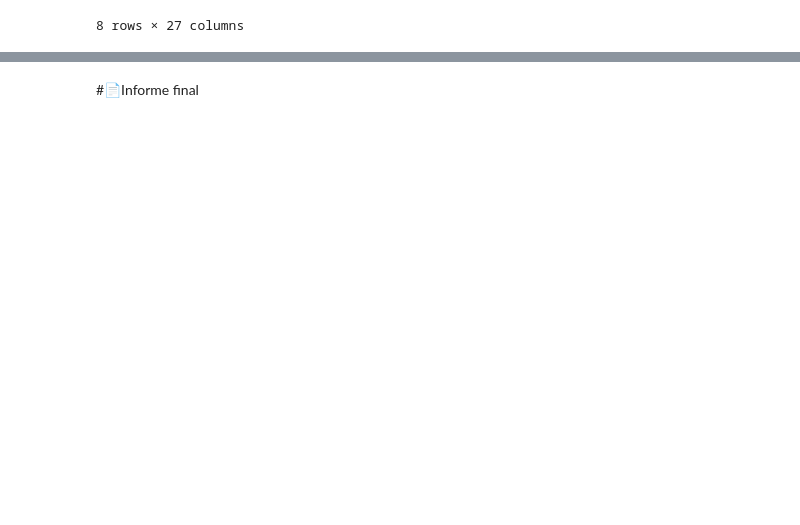
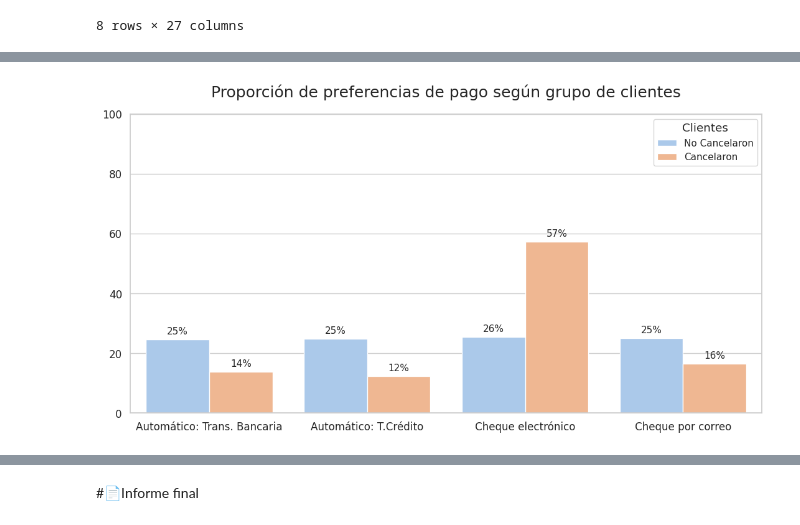
Before and after one commit to Lsanmart73/Challenger-Telecom-X, a Jupyter notebook: TelecomX_LATAM.ipynb, the cells around one changed output, grey strips where cells are left out. Saved outputs shown, nothing was run; the diff lists cells and outputs as text; code cells hidden in the pictures; blank space fills up the shorter version.

```diff
--- a/TelecomX_LATAM.ipynb
+++ b/TelecomX_LATAM.ipynb
@@ -706,0 +975,59 @@ datos[no_cancelaron].describe()
+# %%
+metodo_pago = ['Pago_Trf.Bancaria_Auto', 'Pago_TCredito_Auto', 'Pago_ChequeElectronico', 'Pago_ChequePorCorreo']
+# %%
+sns.set_theme(style="whitegrid", font_scale=1.1)
+
+# Nombres más legibles para los métodos de pago
+nombres_metodos = {
+    'Pago_Trf.Bancaria_Auto': 'Automático: Trans. Bancaria',
+    'Pago_TCredito_Auto': 'Automático: T.Crédito',
+    'Pago_ChequeElectronico': 'Cheque electrónico',
+    'Pago_ChequePorCorreo': 'Cheque por correo'
+}
+
+# Preparar DataFrame con proporciones por grupo
+df_pagos = []
+
+for metodo in metodo_pago:
+    for grupo in [0, 1]:  # 0 = No Cancelaron, 1 = Cancelaron
+        subset = datos[datos['Cancelacion'] == grupo]
+        total = len(subset)
+        preferencia_pago = subset[metodo].sum()
+        proporcion = (preferencia_pago / total) * 100 if total > 0 else 0  # porcentaje
+
+        df_pagos.append([
+            nombres_metodos.get(metodo, metodo),
+            'Cancelaron' if grupo == 1 else 'No Cancelaron',
+            proporcion
+        ])
+
+df_metodo_pago = pd.DataFrame(df_pagos, columns=['Método', 'Grupo', 'Proporción (%)'])
+
+# Gráfico
+plt.figure(figsize=(11, 6))
+
+sns.barplot(
+    data=df_metodo_pago,
+    x='Método',
+    y='Proporción (%)',
+    hue='Grupo',
+    palette='pastel',
+    errorbar=None
+)
+
+plt.title('Proporción de preferencias de pago según grupo de clientes', fontsize=18, pad=20)
+plt.xlabel('')
+plt.ylabel('')
+plt.ylim(0, 100)
+plt.legend(title='Clientes', fontsize=11, loc='upper right')
+
+# Etiquetas de porcentaje sobre cada barra
+ax = plt.gca()
+for container in ax.containers:
+    ax.bar_label(container, fmt='%.0f%%', label_type='edge', padding=4, fontsize=11)
+
+plt.tight_layout()
+plt.savefig("grafico_metodos_de_pago.png", dpi=300, bbox_inches='tight')
+plt.show()
+# %% [output]
+[figure, added]
```
Also changed, not shown: parts of 42 cells of this notebook.
